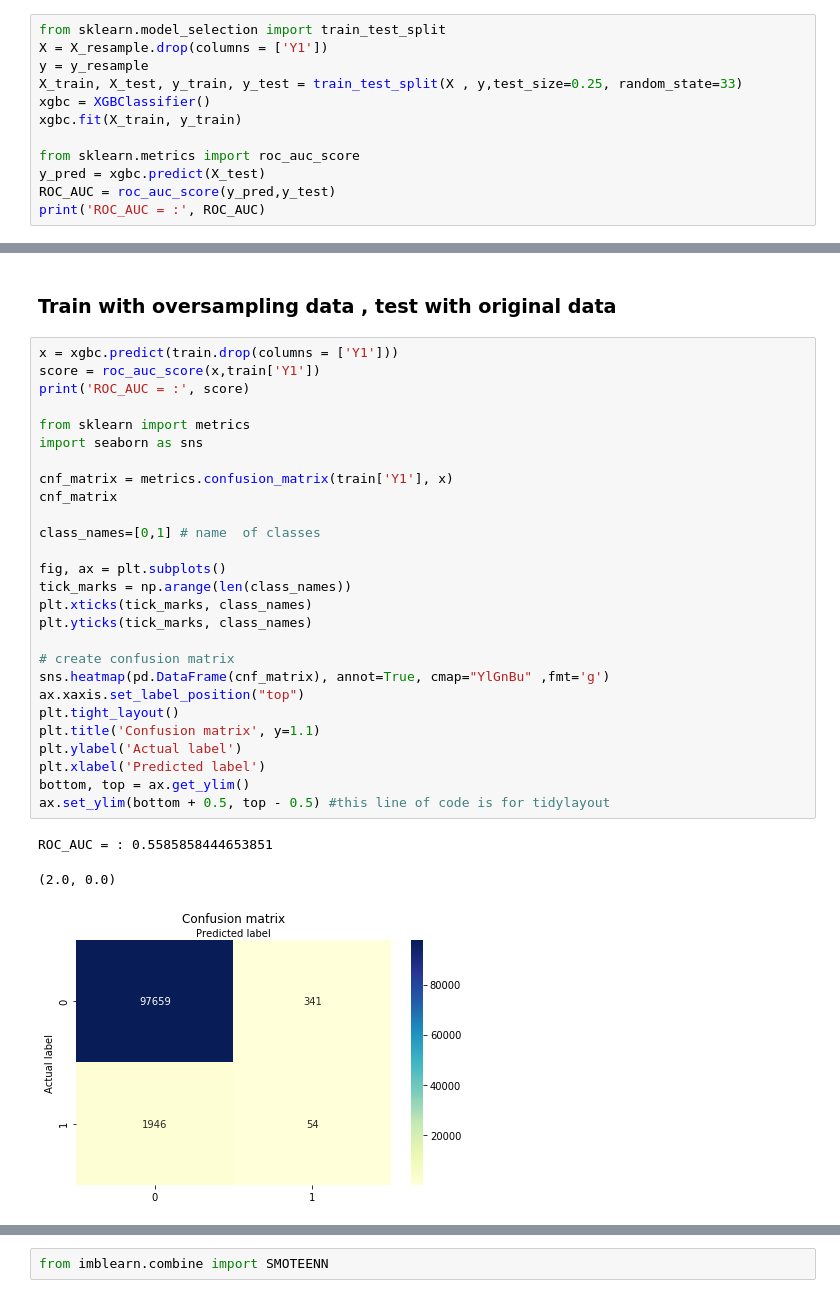
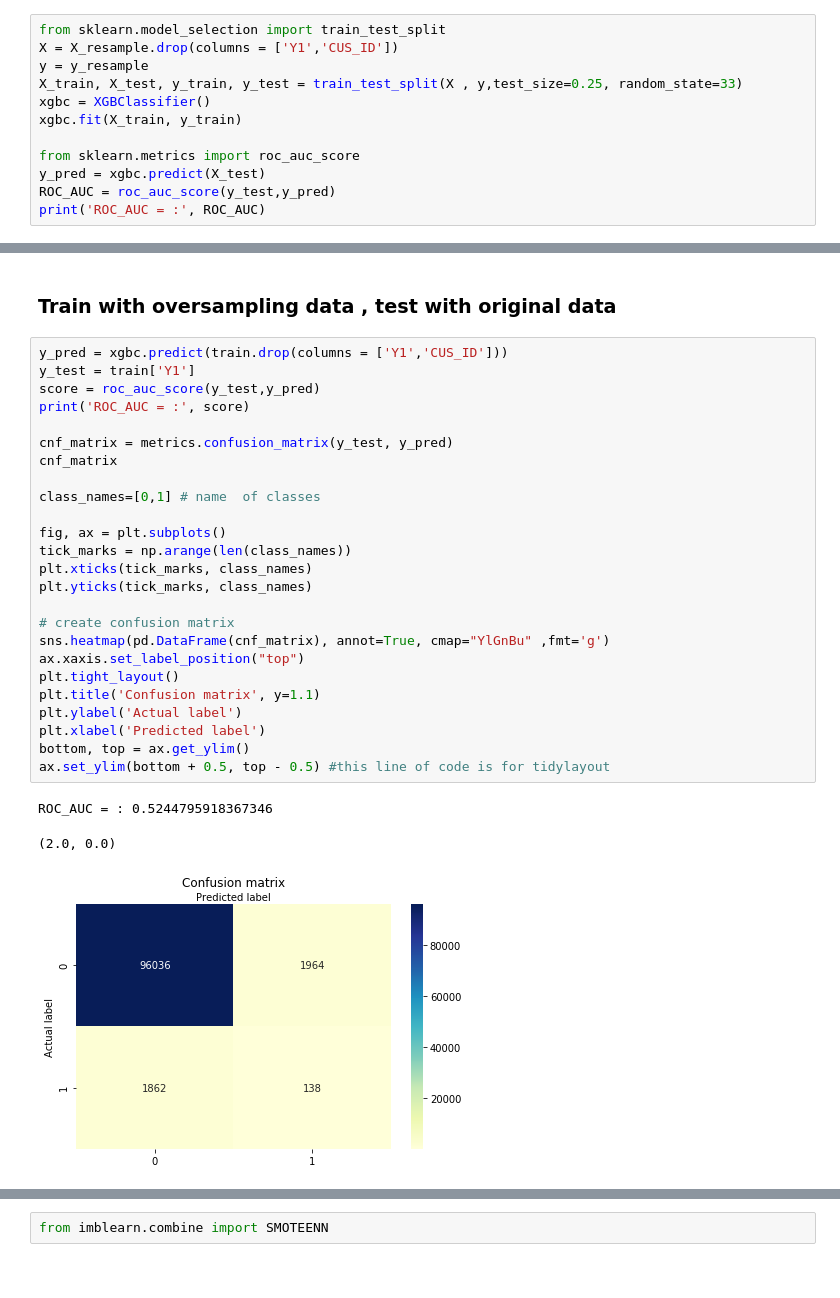
Before and after one commit to HandSam0822/Cathay_BigData-Competition, a Jupyter notebook: Python file/Feature Engineering.ipynb, the cells around one changed output, grey strips where cells are left out. Drawn from its saved outputs; the diff is of its cells as text.

```diff
--- a/Python file/Feature Engineering.ipynb
+++ b/Python file/Feature Engineering.ipynb
@@ -207,7 +219,7 @@ Text(0.5, 1.0, 'SMOTE + Tomek')
 ### To test whether the ROC_AUC lift after oversampling
 # %%
 from sklearn.model_selection import train_test_split
-X = X_resample.drop(columns = ['Y1'])
+X = X_resample.drop(columns = ['Y1','CUS_ID'])
 y = y_resample
 X_train, X_test, y_train, y_test = train_test_split(X , y,test_size=0.25, random_state=33)
 xgbc = XGBClassifier()
@@ -215,6 +227,6 @@ xgbc.fit(X_train, y_train)
 
 from sklearn.metrics import roc_auc_score
 y_pred = xgbc.predict(X_test)
-ROC_AUC = roc_auc_score(y_pred,y_test)
+ROC_AUC = roc_auc_score(y_test,y_pred)
 print('ROC_AUC = :', ROC_AUC)
 # %% [output]
@@ -257,34 +261,32 @@ ax.set_ylim(bottom + 0.5, top - 0.5) #this line of code is for tidylayout
 # %% [markdown]
 ### Train with oversampling data , test with original data
 # %%
-x = xgbc.predict(train.drop(columns = ['Y1']))
-score = roc_auc_score(x,train['Y1'])
+y_pred = xgbc.predict(train.drop(columns = ['Y1','CUS_ID']))
+y_test = train['Y1']
+score = roc_auc_score(y_test,y_pred)
 print('ROC_AUC = :', score)
 
-from sklearn import metrics
-import seaborn as sns
-
-cnf_matrix = metrics.confusion_matrix(train['Y1'], x)
+cnf_matrix = metrics.confusion_matrix(y_test, y_pred)
 cnf_matrix
 
 class_names=[0,1] # name  of classes
 
 fig, ax = plt.subplots()
 tick_marks = np.arange(len(class_names))
 plt.xticks(tick_marks, class_names)
 plt.yticks(tick_marks, class_names)
 
 # create confusion matrix
 sns.heatmap(pd.DataFrame(cnf_matrix), annot=True, cmap="YlGnBu" ,fmt='g')
 ax.xaxis.set_label_position("top")
 plt.tight_layout()
 plt.title('Confusion matrix', y=1.1)
 plt.ylabel('Actual label')
 plt.xlabel('Predicted label')
 bottom, top = ax.get_ylim()
 ax.set_ylim(bottom + 0.5, top - 0.5) #this line of code is for tidylayout
 # %% [output]
-ROC_AUC = : 0.5585858444653851
+ROC_AUC = : 0.5244795918367346
 (2.0, 0.0)
-[figure, old version]
+[figure, new version]
 # %% [markdown]
```
Also changed, not shown: parts of 35 cells of this notebook, 11 other files.
